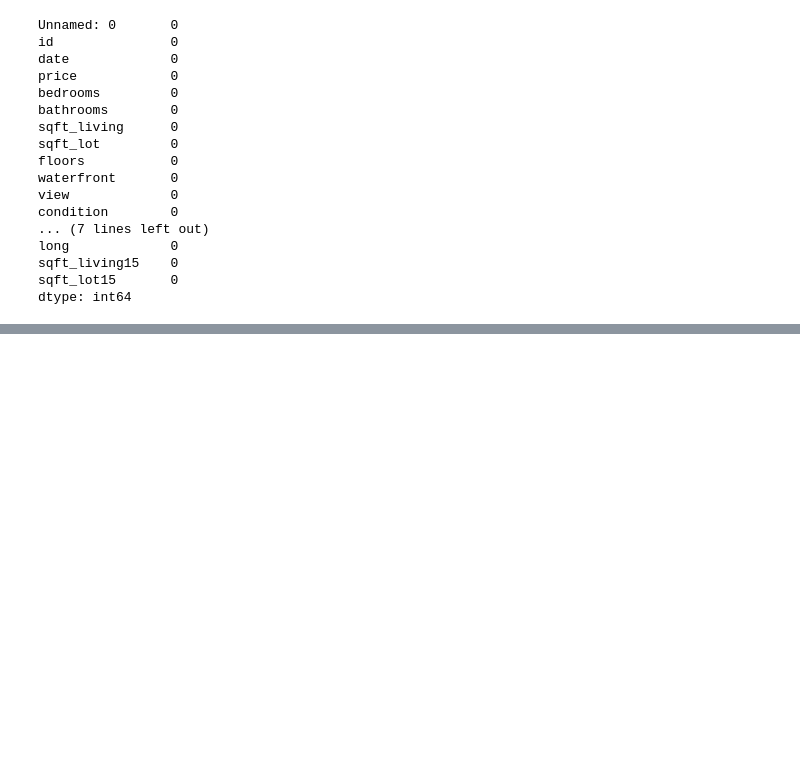
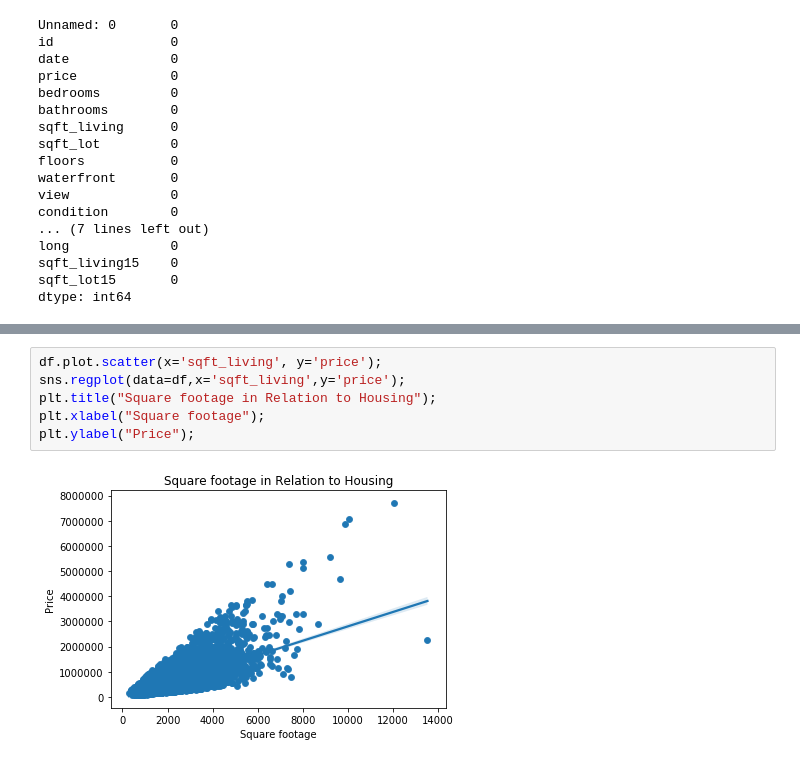
Before and after one commit to Kelvin-Arellano/housing_prices, a Jupyter notebook: Initial_predict.ipynb, the cells around one changed output, grey strips where cells are left out. Cells and saved outputs as stored; diff of their text form; blank space fills up the shorter version.

Commit message:
initial data cleaning and EDA

```diff
--- a/Initial_predict.ipynb
+++ b/Initial_predict.ipynb
@@ -74,0 +121,8 @@ df.head()
+# %%
+df.plot.scatter(x='sqft_living', y='price');
+sns.regplot(data=df,x='sqft_living',y='price');
+plt.title("Square footage in Relation to Housing");
+plt.xlabel("Square footage");
+plt.ylabel("Price");
+# %% [output]
+[figure, added]
```
Also changed, not shown: parts of 4 cells of this notebook.
